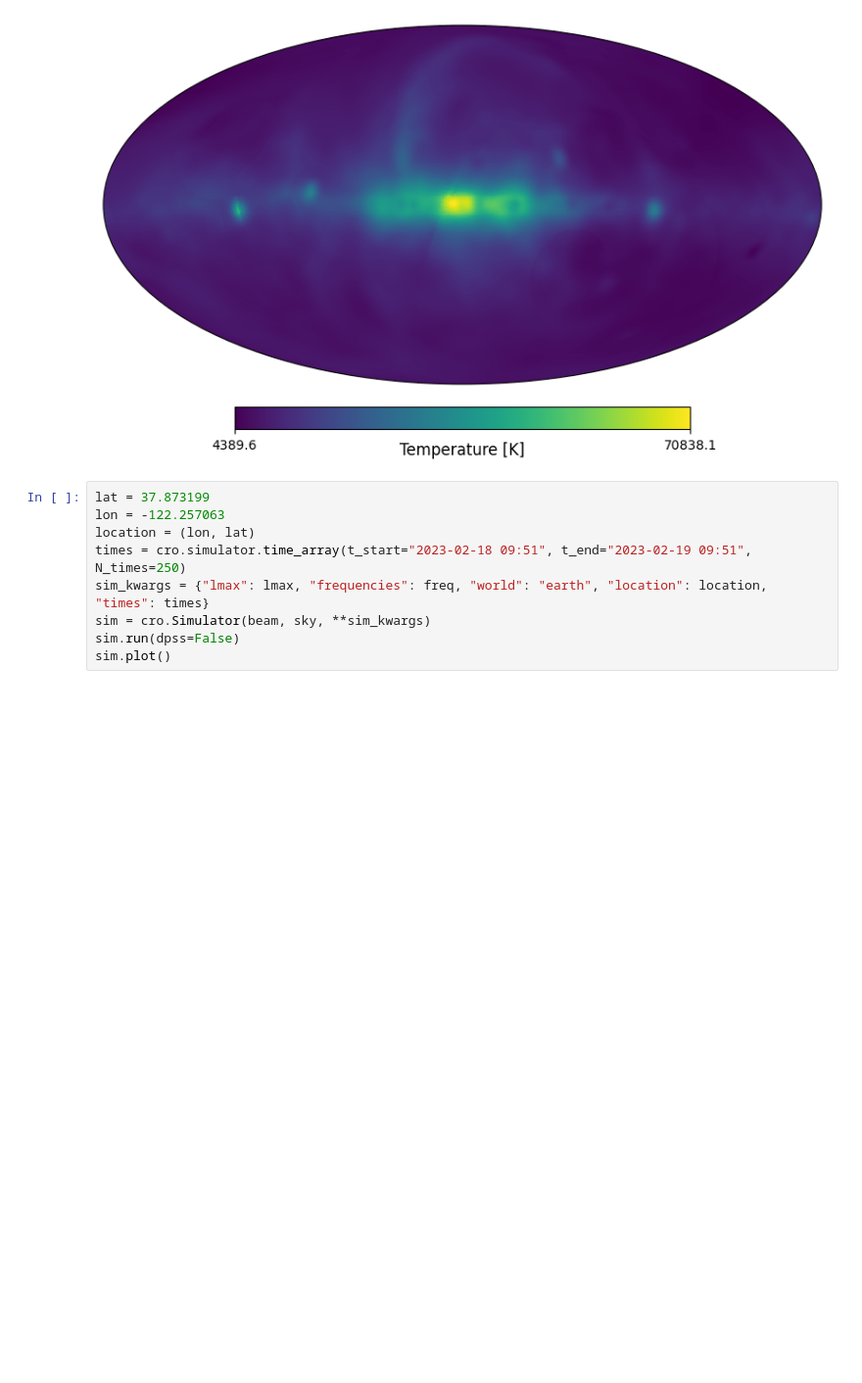
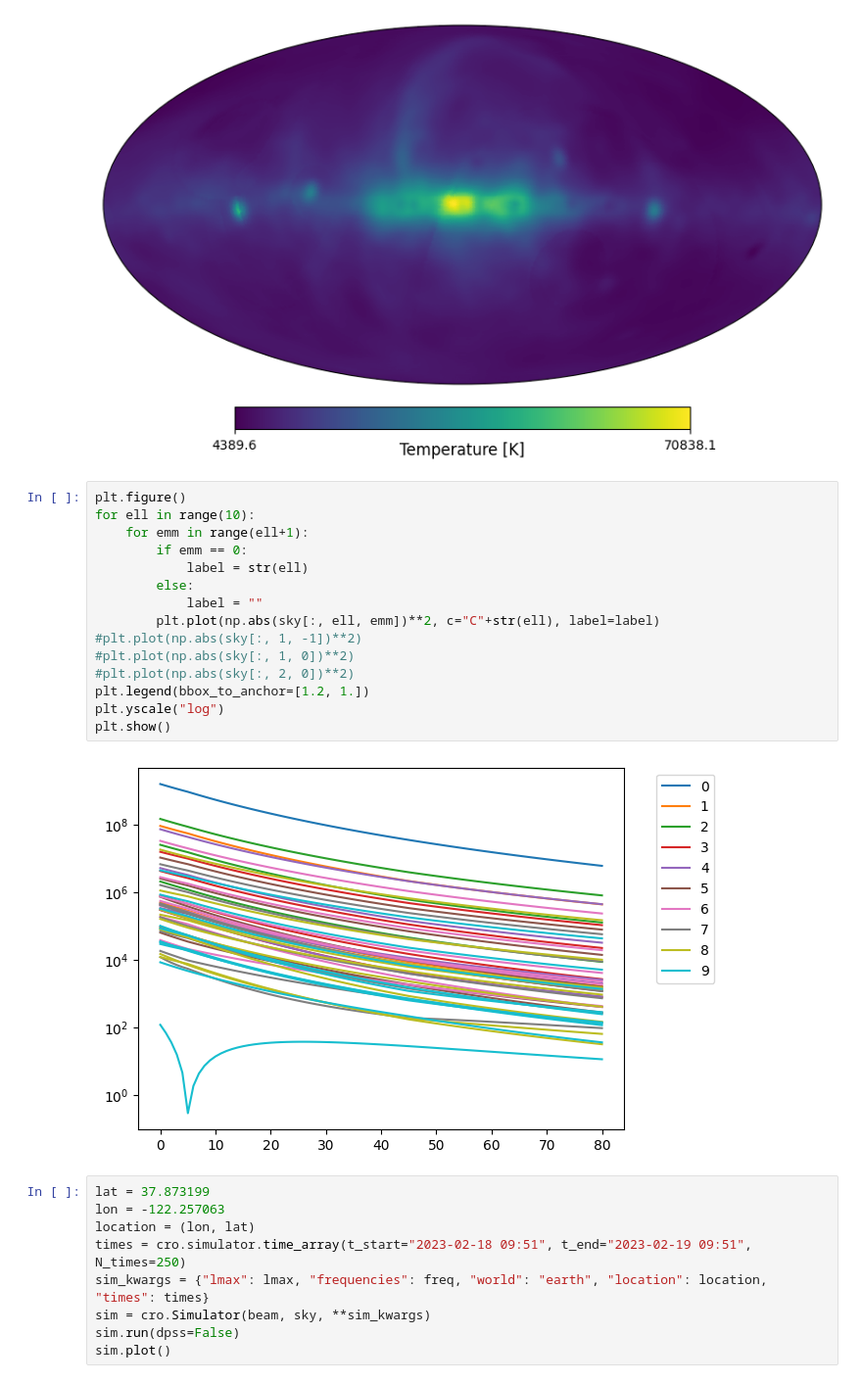
Before and after one commit to christianhbye/ucb_research, a Jupyter notebook: global_detection/Untitled.ipynb, the cells around one changed output. Shown at 98% size. Drawn from its saved outputs; the diff is of its cells as text; blank space fills up the shorter version.

```diff
--- a/global_detection/Untitled.ipynb
+++ b/global_detection/Untitled.ipynb
@@ -24,6 +35,23 @@ sky_map = sky.hp_map(nside)
 hp.projview(sky_map[0], unit="Temperature [K]"); plt.show()
 # %% [output]
 [figure]
+# %%
+plt.figure()
+for ell in range(10):
+    for emm in range(ell+1):
+        if emm == 0:
+            label = str(ell)
+        else:
+            label = ""
+        plt.plot(np.abs(sky[:, ell, emm])**2, c="C"+str(ell), label=label)
+#plt.plot(np.abs(sky[:, 1, -1])**2)
+#plt.plot(np.abs(sky[:, 1, 0])**2)
+#plt.plot(np.abs(sky[:, 2, 0])**2)
+plt.legend(bbox_to_anchor=[1.2, 1.])
+plt.yscale("log")
+plt.show()
+# %% [output]
+[figure, added]
 # %%
 lat = 37.873199
 lon = -122.257063
```
Also changed, not shown: parts of 8 cells of this notebook, 2 other files.
